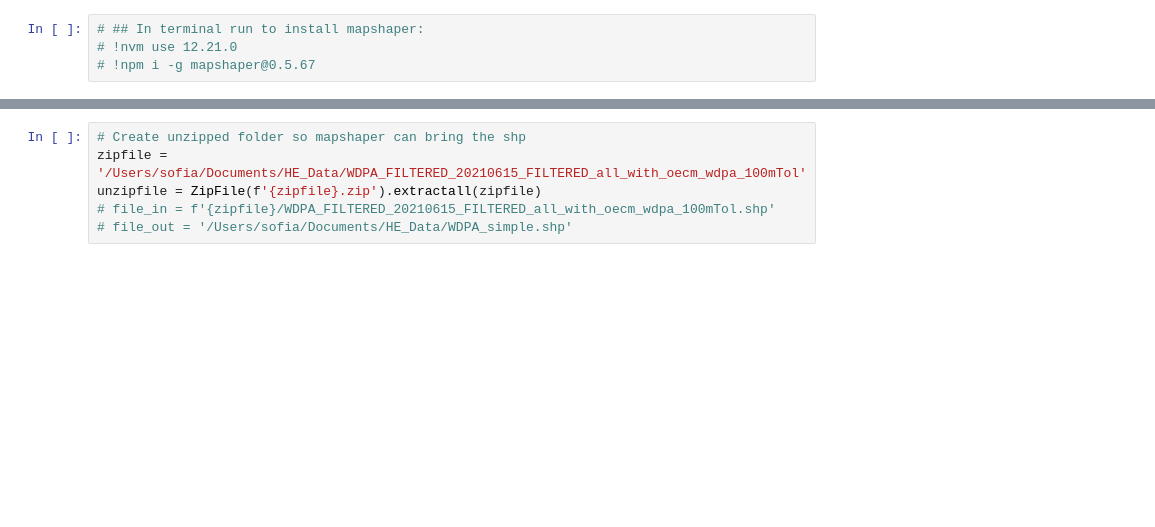
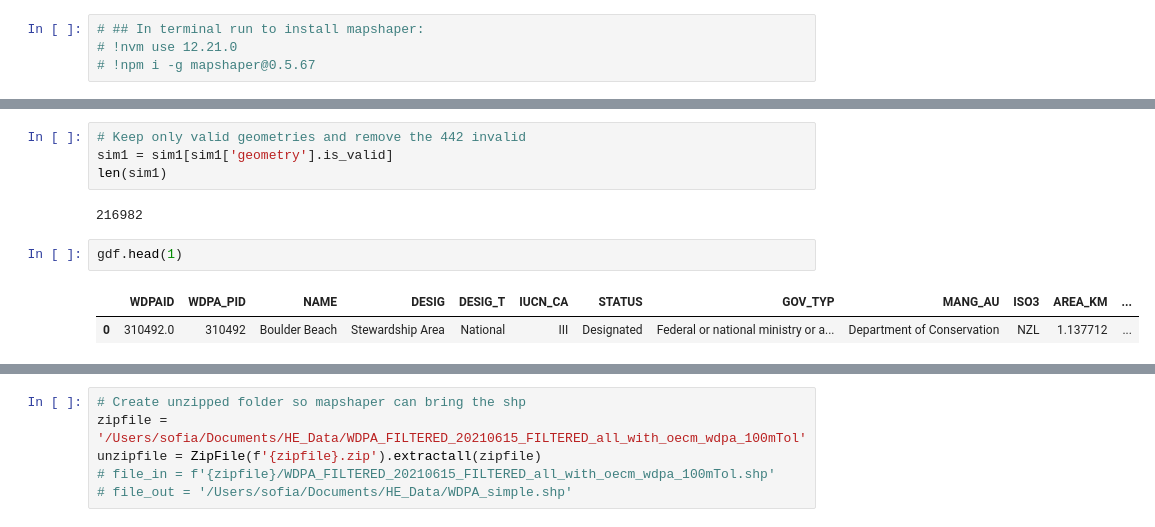
Before and after one commit to Vizzuality/he-scratchfolder, a Jupyter notebook: WDPA_Simplification.ipynb, the cells around one changed output, grey strips where cells are left out. Cells and saved outputs as stored; diff of their text form; blank space fills up the shorter version.

```diff
--- a/WDPA_Simplification.ipynb
+++ b/WDPA_Simplification.ipynb
@@ -26,0 +134,11 @@ from zipfile import ZipFile
+# %%
+# Keep only valid geometries and remove the 442 invalid
+sim1 = sim1[sim1['geometry'].is_valid]
+len(sim1)
+# %% [output]
+216982
+# %%
+gdf.head(1)
+# %% [output]
+|  | WDPAID | WDPA_PID | NAME | DESIG | DESIG_T | IUCN_CA | STATUS | GOV_TYP | MANG_AU | ISO3 | AREA_KM | ... |
+| 0 | 310492.0 | 310492 | Boulder Beach | Stewardship Area | National | III | Designated | Federal or national ministry or a... | Department of Conservation | NZL | 1.137712 | ... |
```
Also changed, not shown: parts of 32 cells of this notebook.
